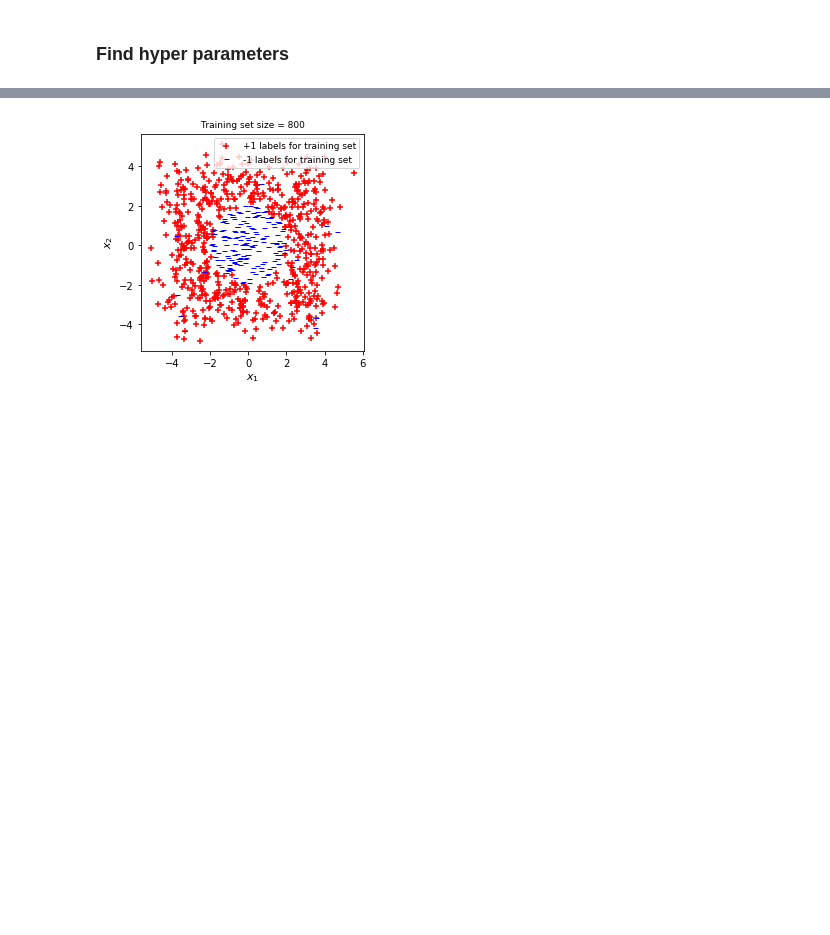
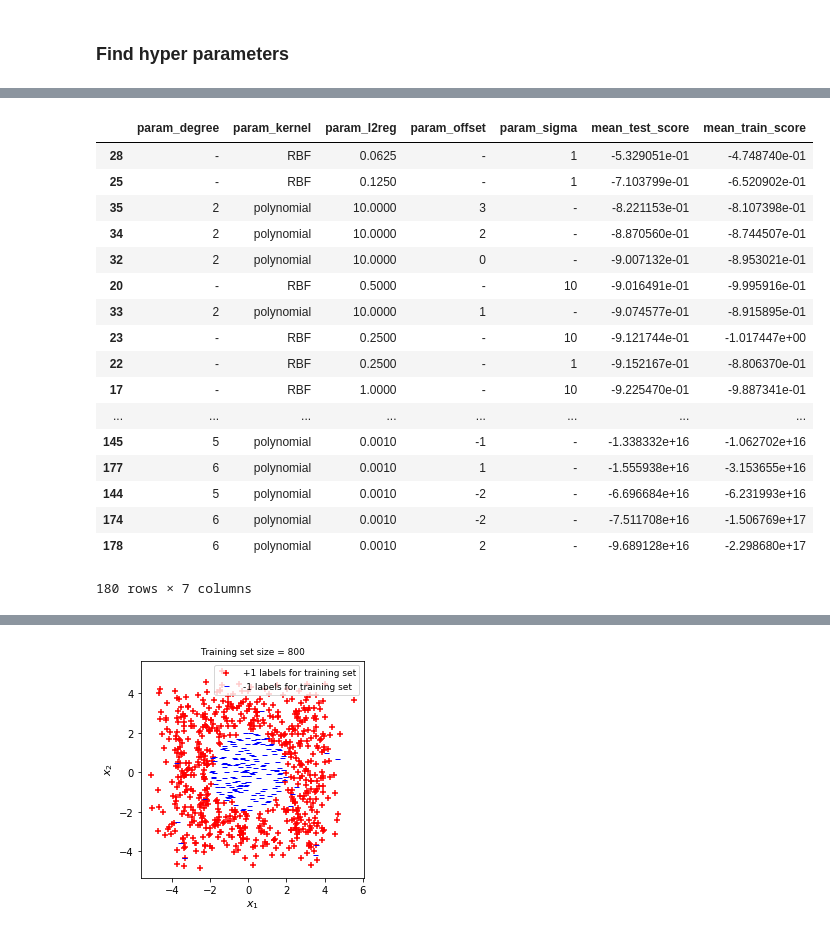
Before and after one commit to edvgha/122, a Jupyter notebook: ml/kernel_trick.ipynb, the cells around one changed output, grey strips where cells are left out. Drawn from its saved outputs; the diff is of its cells as text; code cells hidden in the pictures; blank space fills up the shorter version.

```diff
--- a/ml/kernel_trick.ipynb
+++ b/ml/kernel_trick.ipynb
@@ -332,3 +402,33 @@ def train_soft_svm(X, y, kernel, l2reg):
+# %%
+pd.set_option('display.max_rows', 40)
+df = pd.DataFrame(grid.cv_results_)
+# Flip sign of score back, because GridSearchCV likes to maximize,
+# so it flips the sign of the score if "greater_is_better=FALSE"
+df['mean_test_score'] = -df['mean_test_score']
+df['mean_train_score'] = -df['mean_train_score']
+cols_to_keep = ["param_degree", "param_kernel","param_l2reg" ,"param_offset","param_sigma",
+        "mean_test_score","mean_train_score"]
+df_toshow = df[cols_to_keep].fillna('-')
+df_toshow.sort_values(by=["mean_test_score"], ascending=False)
+# %% [output]
+|  | param_degree | param_kernel | param_l2reg | param_offset | param_sigma | mean_test_score | mean_train_score |
+| 28 | - | RBF | 0.0625 | - | 1 | -5.329051e-01 | -4.748740e-01 |
+| 25 | - | RBF | 0.1250 | - | 1 | -7.103799e-01 | -6.520902e-01 |
+| 35 | 2 | polynomial | 10.0000 | 3 | - | -8.221153e-01 | -8.107398e-01 |
+| 34 | 2 | polynomial | 10.0000 | 2 | - | -8.870560e-01 | -8.744507e-01 |
+| 32 | 2 | polynomial | 10.0000 | 0 | - | -9.007132e-01 | -8.953021e-01 |
+| 20 | - | RBF | 0.5000 | - | 10 | -9.016491e-01 | -9.995916e-01 |
+| 33 | 2 | polynomial | 10.0000 | 1 | - | -9.074577e-01 | -8.915895e-01 |
+| 23 | - | RBF | 0.2500 | - | 10 | -9.121744e-01 | -1.017447e+00 |
+| 22 | - | RBF | 0.2500 | - | 1 | -9.152167e-01 | -8.806370e-01 |
+| 17 | - | RBF | 1.0000 | - | 10 | -9.225470e-01 | -9.887341e-01 |
+| ... | ... | ... | ... | ... | ... | ... | ... |
+| 145 | 5 | polynomial | 0.0010 | -1 | - | -1.338332e+16 | -1.062702e+16 |
+| 177 | 6 | polynomial | 0.0010 | 1 | - | -1.555938e+16 | -3.153655e+16 |
+| 144 | 5 | polynomial | 0.0010 | -2 | - | -6.696684e+16 | -6.231993e+16 |
+| 174 | 6 | polynomial | 0.0010 | -2 | - | -7.511708e+16 | -1.506769e+17 |
+| 178 | 6 | polynomial | 0.0010 | 2 | - | -9.689128e+16 | -2.298680e+17 |
+180 rows × 7 columns
 # %%
 # Code to help plot the decision regions
 # (Note: This ode isn't necessarily entirely appropriate for the questions asked. So think about what you are doing.)
```
Also changed, not shown: parts of 4 cells of this notebook, 1 other file.
